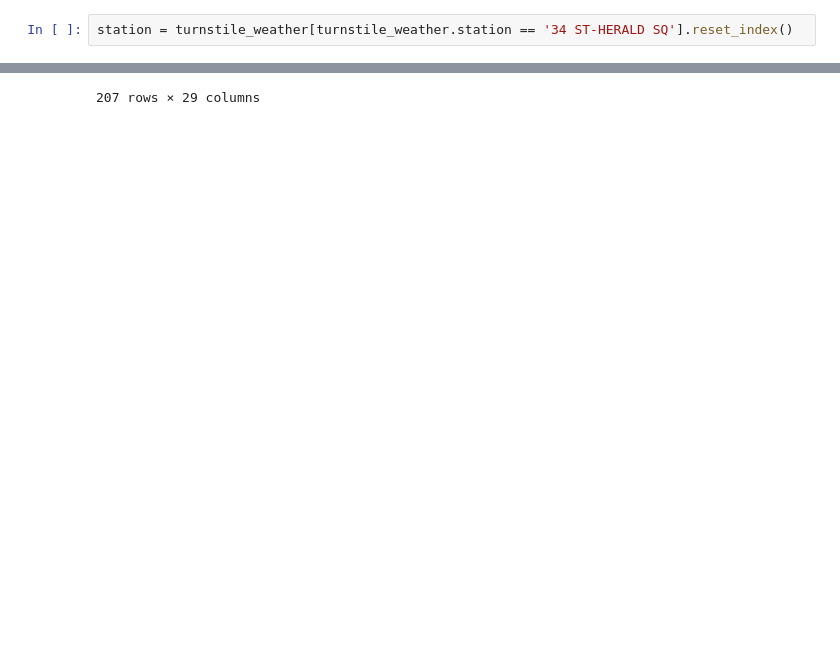
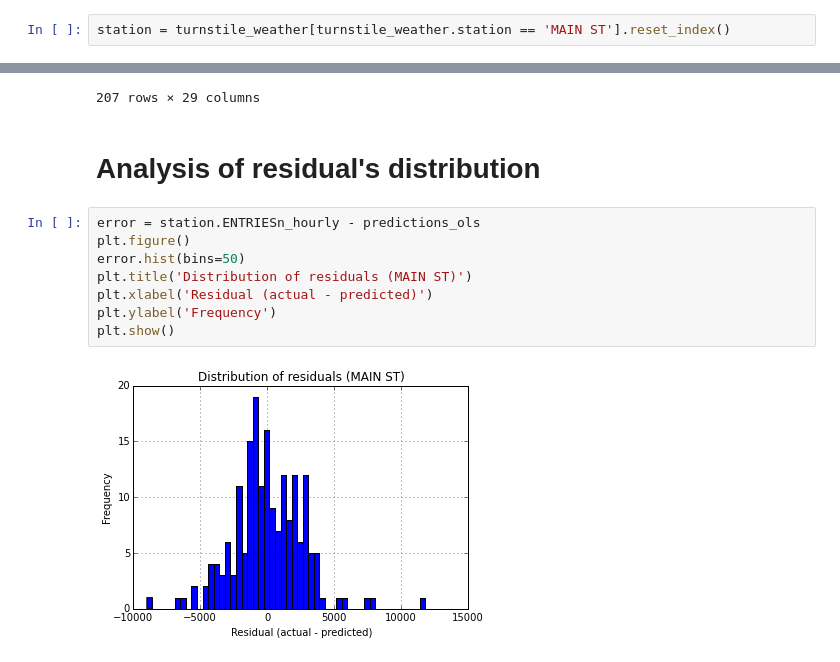
Before and after one commit to dsaiztc/NYCSubwayAnalysis, a Jupyter notebook: notebooks/reg3.ipynb, the cells around one changed output, grey strips where cells are left out. Drawn from its saved outputs; the diff is of its cells as text; blank space fills up the shorter version.

```diff
--- a/notebooks/reg3.ipynb
+++ b/notebooks/reg3.ipynb
@@ -236,7 +237,7 @@ array([  1.27720248e+02,   3.06117374e+01,  -1.03340198e+02,
 # %% [markdown]
 # Let's check an individual station
 # %%
-station = turnstile_weather[turnstile_weather.station == '34 ST-HERALD SQ'].reset_index()
+station = turnstile_weather[turnstile_weather.station == 'MAIN ST'].reset_index()
 # %%
 # Select Features (try different features!)
 features = station[['hour', 'day_week', 'weekday', 'fog', 'precipi', 'pressurei', 'rain', 'tempi', 'wspdi']]
@@ -336,3 +337,15 @@ new_group_mean
 | WILSON AVE | 138 | 138 | 138 | 138 | 138 | 138 | 138 | 138 | 138 | ... |
 | ORCHARD BEACH | 88 | 88 | 88 | 88 | 88 | 88 | 88 | 88 | 88 | ... |
 207 rows × 29 columns
+# %% [markdown]
+# Analysis of residual's distribution
+# %%
+error = station.ENTRIESn_hourly - predictions_ols
+plt.figure()
+error.hist(bins=50)
+plt.title('Distribution of residuals (MAIN ST)')
+plt.xlabel('Residual (actual - predicted)')
+plt.ylabel('Frequency')
+plt.show()
+# %% [output]
+[figure, added]
```
Also changed, not shown: parts of 7 cells of this notebook, 8 other files.
